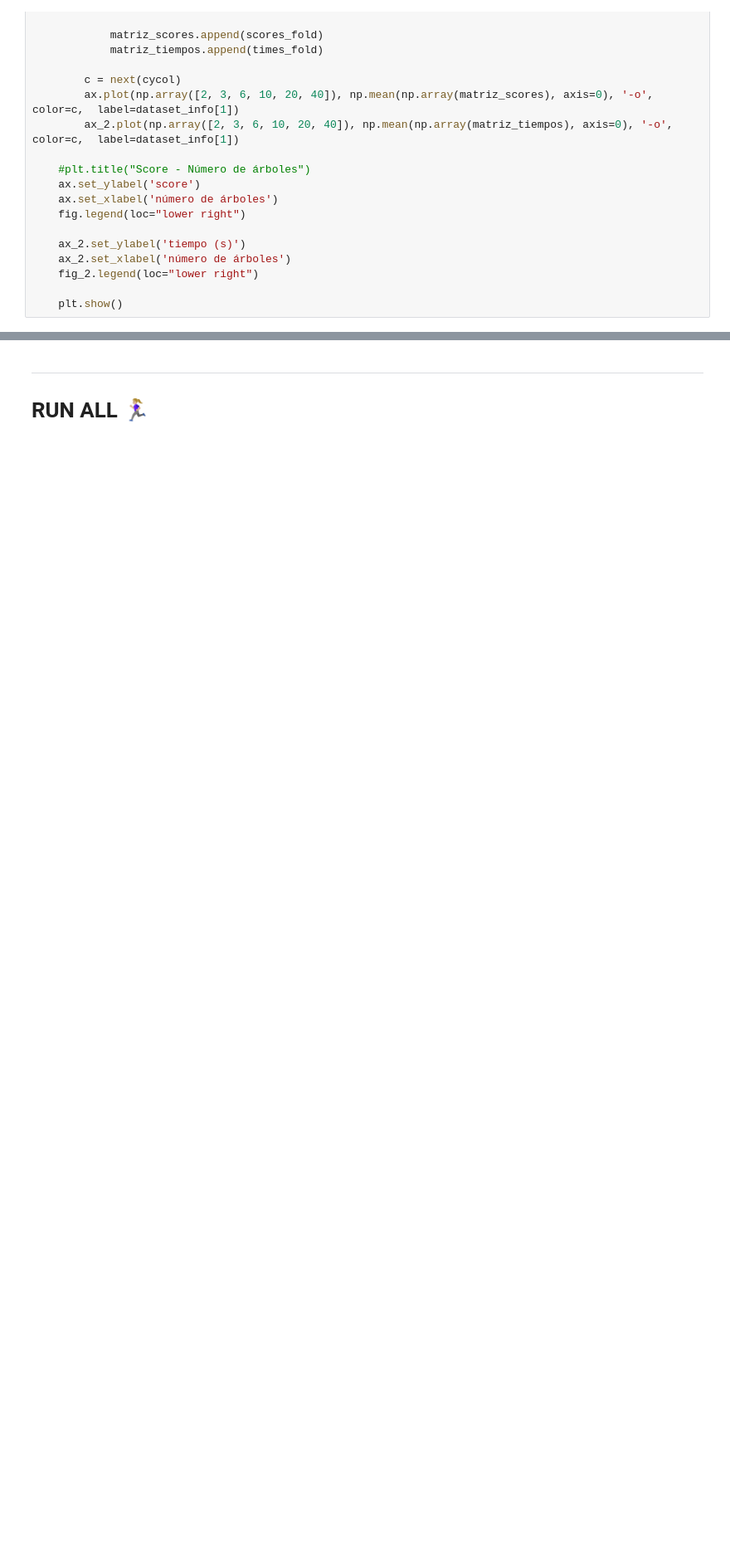
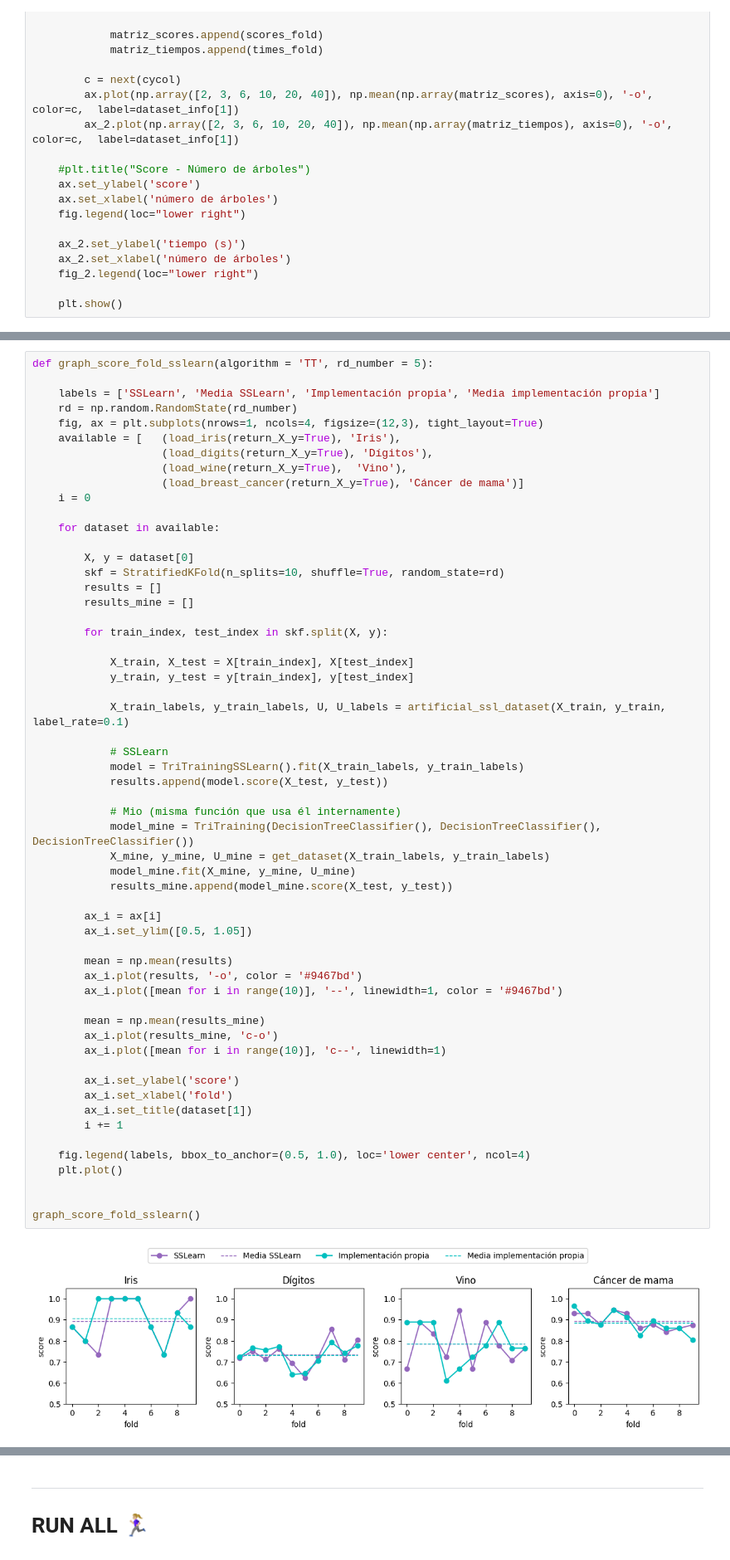
Before and after one commit to phf1001/semisupervised-learning-in-cibersecurity, a Jupyter notebook: src/models/notebooks/algorithms-graphs-generator.ipynb, the cells around one changed output, grey strips where cells are left out. Shown at 83% size. Drawn from its saved outputs; the diff is of its cells as text; blank space fills up the shorter version.

Commit message:
[S12] src: tri-training comparations against sslearn and lamda

```diff
--- a/src/models/notebooks/algorithms-graphs-generator.ipynb
+++ b/src/models/notebooks/algorithms-graphs-generator.ipynb
@@ -455,0 +468,59 @@ def graph_coforest_score_time():
+# %%
+def graph_score_fold_sslearn(algorithm = 'TT', rd_number = 5):
+
+    labels = ['SSLearn', 'Media SSLearn', 'Implementación propia', 'Media implementación propia']
+    rd = np.random.RandomState(rd_number)
+    fig, ax = plt.subplots(nrows=1, ncols=4, figsize=(12,3), tight_layout=True)
+    available = [   (load_iris(return_X_y=True), 'Iris'),
+                    (load_digits(return_X_y=True), 'Dígitos'),
+                    (load_wine(return_X_y=True),  'Vino'),
+                    (load_breast_cancer(return_X_y=True), 'Cáncer de mama')]
+    i = 0
+
+    for dataset in available:
+
+        X, y = dataset[0]
+        skf = StratifiedKFold(n_splits=10, shuffle=True, random_state=rd)
+        results = []
+        results_mine = []
+
+        for train_index, test_index in skf.split(X, y):
+
+            X_train, X_test = X[train_index], X[test_index]
+            y_train, y_test = y[train_index], y[test_index]
+
+            X_train_labels, y_train_labels, U, U_labels = artificial_ssl_dataset(X_train, y_train, label_rate=0.1)
+
+            # SSLearn
+            model = TriTrainingSSLearn().fit(X_train_labels, y_train_labels)
+            results.append(model.score(X_test, y_test))
+
+            # Mio (misma función que usa él internamente)
+            model_mine = TriTraining(DecisionTreeClassifier(), DecisionTreeClassifier(), DecisionTreeClassifier())
+            X_mine, y_mine, U_mine = get_dataset(X_train_labels, y_train_labels)
+            model_mine.fit(X_mine, y_mine, U_mine)
+            results_mine.append(model_mine.score(X_test, y_test))
+
+        ax_i = ax[i]
+        ax_i.set_ylim([0.5, 1.05])
+
+        mean = np.mean(results)
+        ax_i.plot(results, '-o', color = '#9467bd')
+        ax_i.plot([mean for i in range(10)], '--', linewidth=1, color = '#9467bd')
+
+        mean = np.mean(results_mine)
+        ax_i.plot(results_mine, 'c-o')
+        ax_i.plot([mean for i in range(10)], 'c--', linewidth=1)
+
+        ax_i.set_ylabel('score')
+        ax_i.set_xlabel('fold')
+        ax_i.set_title(dataset[1])
+        i += 1
+
+    fig.legend(labels, bbox_to_anchor=(0.5, 1.0), loc='lower center', ncol=4)
+    plt.plot()
+
+
+graph_score_fold_sslearn()
+# %% [output]
+[figure, added]
```
Also changed, not shown: parts of 13 cells of this notebook.
